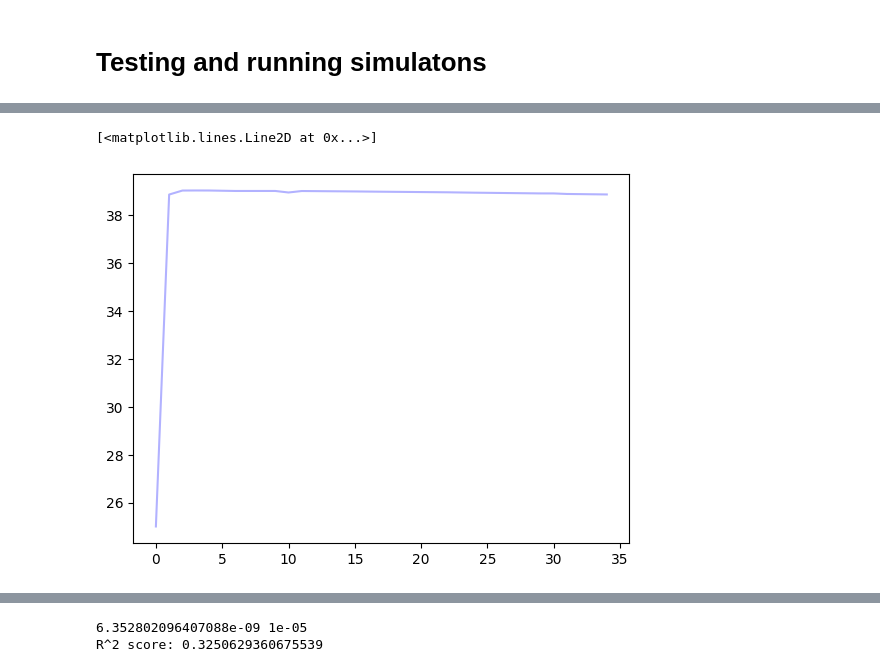
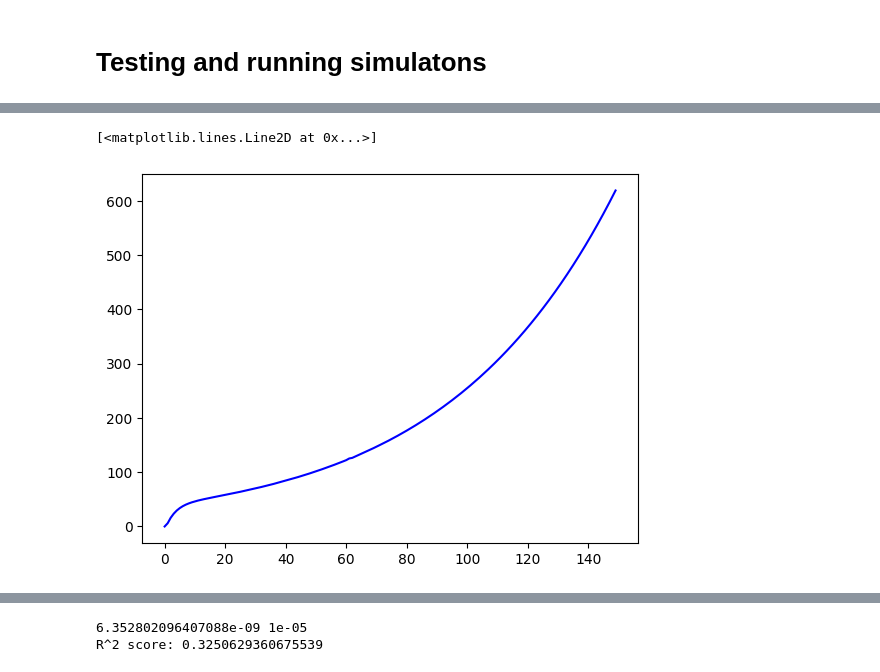
Before and after one commit to korzin-andrey/AMM_2025, a Jupyter notebook: test.ipynb, the cells around one changed output, grey strips where cells are left out. Drawn from its saved outputs; the diff is of its cells as text; code cells hidden in the pictures.

```diff
--- a/test.ipynb
+++ b/test.ipynb
@@ -25,22 +30,20 @@ weekly_incidence_data = data['total_cases'].to_numpy()[18:-6]
 # %%
 model = SEIRModel(population=5*1e6)
-R_0 = 1
+R_0 = 1.5
 
 t_incubation = 2 # in days
 t_infective = 7 # in days
 
 alpha = 1/t_incubation
 gamma = 1/t_infective
 beta = gamma*R_0
-init_inf_frac = 0.00001
-init_rec_frac = 0
-tmax = 245 # days
+init_inf_frac = 0.0001
+init_rec_frac = 0.15
+tmax = 150 # days
 
-res = model.simulate(alpha=alpha, beta=beta, gamma=gamma,
-                        init_inf_frac=init_inf_frac,
-                        init_rec_frac=init_rec_frac, tmax=tmax)
+res = model.simulate(alpha=1/7, beta=(1/7)*1.5, gamma=1/7, init_inf_frac=1e-4, init_rec_frac=0.15)
 
-plt.plot(res.weekly_incidence, color='blue', alpha=0.3)
+plt.plot(res.daily_incidence, color='blue', alpha=1)
 # %% [output]
 [<matplotlib.lines.Line2D at 0x...>]
-[figure, old version]
+[figure, new version]
```
Also changed, not shown: parts of 14 cells of this notebook, 2 other files.
